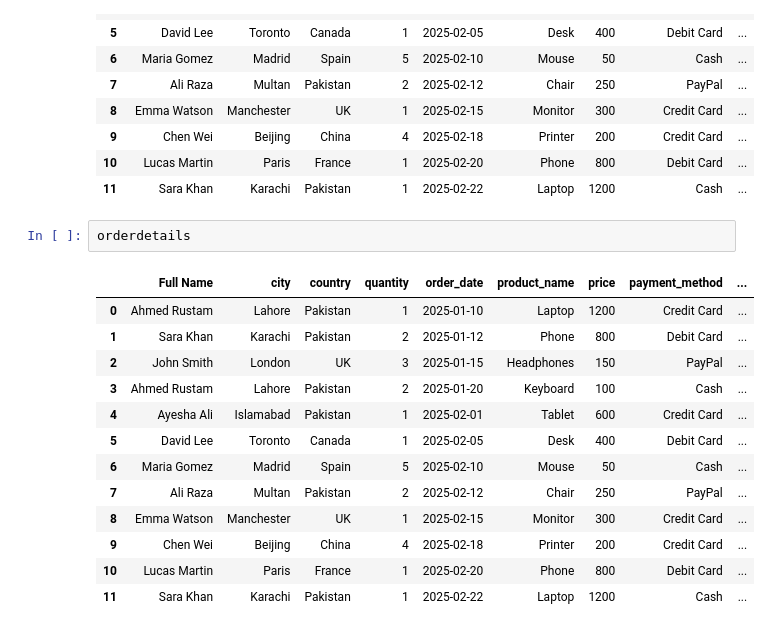
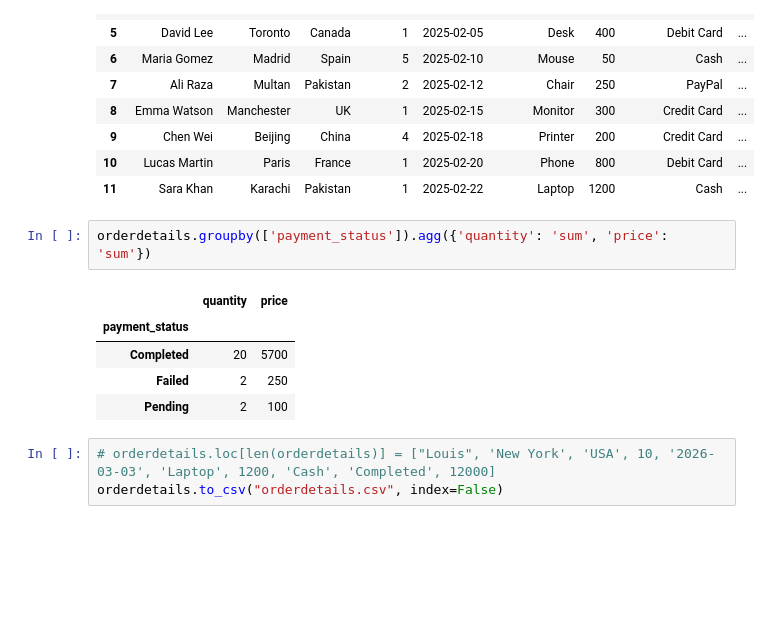
Before and after one commit to Arckx/DE-Practice, a Jupyter notebook: Python/multiple csv activity.ipynb, the cells around one changed output. Saved outputs shown, nothing was run; the diff lists cells and outputs as text; blank space fills up the shorter version.

```diff
--- a/Python/multiple csv activity.ipynb
+++ b/Python/multiple csv activity.ipynb
@@ -133,18 +133,13 @@ orderdetails
 | 10 | Lucas Martin | Paris | France | 1 | 2025-02-20 | Phone | 800 | Debit Card | ... |
 | 11 | Sara Khan | Karachi | Pakistan | 1 | 2025-02-22 | Laptop | 1200 | Cash | ... |
 # %%
-orderdetails
+orderdetails.groupby(['payment_status']).agg({'quantity': 'sum', 'price': 'sum'})
 # %% [output]
-|  | Full Name | city | country | quantity | order_date | product_name | price | payment_method | ... |
-| 0 | Ahmed Rustam | Lahore | Pakistan | 1 | 2025-01-10 | Laptop | 1200 | Credit Card | ... |
-| 1 | Sara Khan | Karachi | Pakistan | 2 | 2025-01-12 | Phone | 800 | Debit Card | ... |
-| 2 | John Smith | London | UK | 3 | 2025-01-15 | Headphones | 150 | PayPal | ... |
-| 3 | Ahmed Rustam | Lahore | Pakistan | 2 | 2025-01-20 | Keyboard | 100 | Cash | ... |
-| 4 | Ayesha Ali | Islamabad | Pakistan | 1 | 2025-02-01 | Tablet | 600 | Credit Card | ... |
-| 5 | David Lee | Toronto | Canada | 1 | 2025-02-05 | Desk | 400 | Debit Card | ... |
-| 6 | Maria Gomez | Madrid | Spain | 5 | 2025-02-10 | Mouse | 50 | Cash | ... |
-| 7 | Ali Raza | Multan | Pakistan | 2 | 2025-02-12 | Chair | 250 | PayPal | ... |
-| 8 | Emma Watson | Manchester | UK | 1 | 2025-02-15 | Monitor | 300 | Credit Card | ... |
-| 9 | Chen Wei | Beijing | China | 4 | 2025-02-18 | Printer | 200 | Credit Card | ... |
-| 10 | Lucas Martin | Paris | France | 1 | 2025-02-20 | Phone | 800 | Debit Card | ... |
-| 11 | Sara Khan | Karachi | Pakistan | 1 | 2025-02-22 | Laptop | 1200 | Cash | ... |
+|  | quantity | price |
+| payment_status |  |  |
+| Completed | 20 | 5700 |
+| Failed | 2 | 250 |
+| Pending | 2 | 100 |
+# %%
+# orderdetails.loc[len(orderdetails)] = ["Louis", 'New York', 'USA', 10, '2026-03-03', 'Laptop', 1200, 'Cash', 'Completed', 12000]
+orderdetails.to_csv("orderdetails.csv", index=False)
```
Also changed, not shown: 1 other file.
